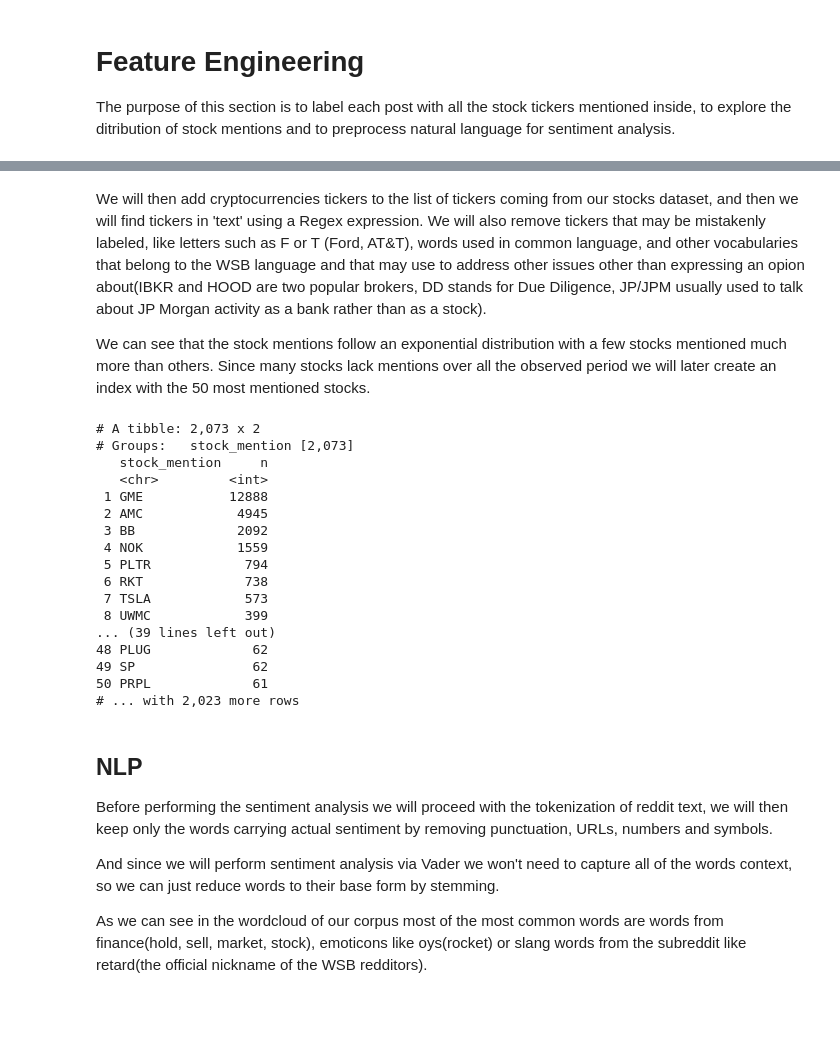
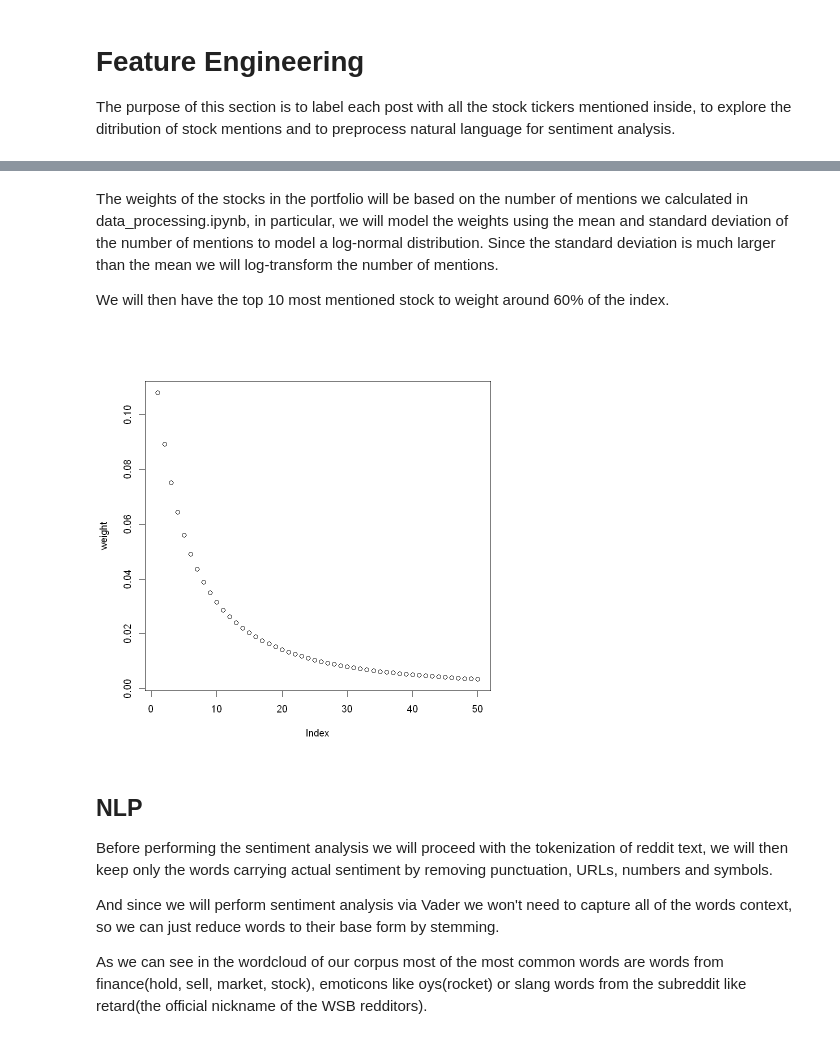
Before and after one commit to Fabio-Rossi-Hub/MemeStock-Returns-Sentiment-Forecasting, a Jupyter notebook: notebooks/feature_engineering.ipynb, the cells around one changed output, grey strips where cells are left out. Drawn from its saved outputs; the diff is of its cells as text; code cells hidden in the pictures; blank space fills up the shorter version.

```diff
--- a/notebooks/feature_engineering.ipynb
+++ b/notebooks/feature_engineering.ipynb
@@ -43,57 +32,13 @@ ERROR: Error in file(file, "rt"): non è possibile aprire la connessione
 # %% [markdown]
-We will then add cryptocurrencies tickers to the list of tickers coming from our stocks dataset, and then we will find tickers in 'text' using a Regex expression. We will also remove tickers that may be mistakenly labeled, like letters such as F or T (Ford, AT&T), words used in common language, and other vocabularies that belong to the WSB language and that may use to address other issues other than expressing an opion about(IBKR and HOOD are two popular brokers, DD stands for Due Diligence, JP/JPM usually used to talk about JP Morgan activity as a bank rather than as a stock).
+The weights of the stocks in the portfolio will be based on the number of mentions we calculated in data_processing.ipynb, in particular, we will model the weights using the mean and standard deviation of the number of mentions to model a log-normal distribution. Since the standard deviation is much larger than the mean we will log-transform the number of mentions.
 
-We can see that the stock mentions follow an exponential distribution with a few stocks mentioned much more than others. Since many stocks lack mentions over all the observed period we will later create an index with the 50 most mentioned stocks.
+We will then have the top 10 most mentioned stock to weight around 60% of the index.
 # %%
-# Define regular expression for finding stock and cryptocurrency symbols
-reg_expression <- regex(
-  paste0("\\b(?:", paste(stocks$Symbol, collapse = "|"),
-         "BTC|ETH|DOGE|SHIB|LTC|AVAX|ADA|XPR|USDT|BCH|BSV|EOS|BNB|XTZ|SOL|LUNA|DOT|MATIC|WBTC|DOGECOIN)\\b")
-)
-
-# Extract mentioned stock symbols from the 'text' column of 'wsb' data frame
-reddit_mentions <- wsb %>%
-  mutate(stock_mention = str_extract_all(text, reg_expression)) %>%
-  unnest(stock_mention) %>%
-  distinct()
-
-# Define false positives: unrelated words recognized as stock symbols
-fp <- c("RH", "DD", "CEO", "IMO", "EV", "PM", "TD", "ALL",
-        "USA", "IT", "WE", "IS", "YOU", "ON", "ARE", "CAN", "NOW",
-        "GET", "ME", "BE", "UK", "GO", "UP", LETTERS, "FOR", "AI",
-        "EDIT", "OR", "AM", "RSI", "SO", "OUT", "TA", "BIG", "ONE",
-        "HUGE", "HAS", "NEW", "NEXT", "LOVE", "VERY", "BY", "LIVE",
-        "LINK", "DTC", "ANY", "PT", "RE", "OI", "OPEN", "ET", "TV",
-        "AKA", "PSA", "SKT", "AN", "GOOD", "LOW", "PLAY", "REAL",
-        "SEE", "IQ", "IBKR", "RIDE", "APP", "OG", "CASH",
-        "FREE", "EVER", "LIFE", "CASH", "MOVE", "III",
-        "HOOD", "JP", "JPM")
-
-# Filter out false positives and count the occurrences of each stock mention
-mentions <- reddit_mentions %>%
-  filter(!(stock_mention %in% fp)) %>%
-  group_by(stock_mention) %>%
-  count() %>%
-  arrange(-n) %>%
-  print(n = 50)
+weight <- 1 - plnorm(rep(2:51), meanlog = 1.297974, sd =1.298812)
+weight <- weight/sum(weight)
+plot(weight)
 # %% [output]
-# A tibble: 2,073 x 2
-# Groups:   stock_mention [2,073]
-   stock_mention     n
-   <chr>         <int>
- 1 GME           12888
- 2 AMC            4945
- 3 BB             2092
- 4 NOK            1559
- 5 PLTR            794
- 6 RKT             738
- 7 TSLA            573
- 8 UWMC            399
-... (39 lines left out)
-48 PLUG             62
-49 SP               62
-50 PRPL             61
-# ... with 2,023 more rows
+[figure, added]
 # %% [markdown]
 ## NLP
 
```
Also changed, not shown: parts of 3 cells of this notebook, 1 other file.
